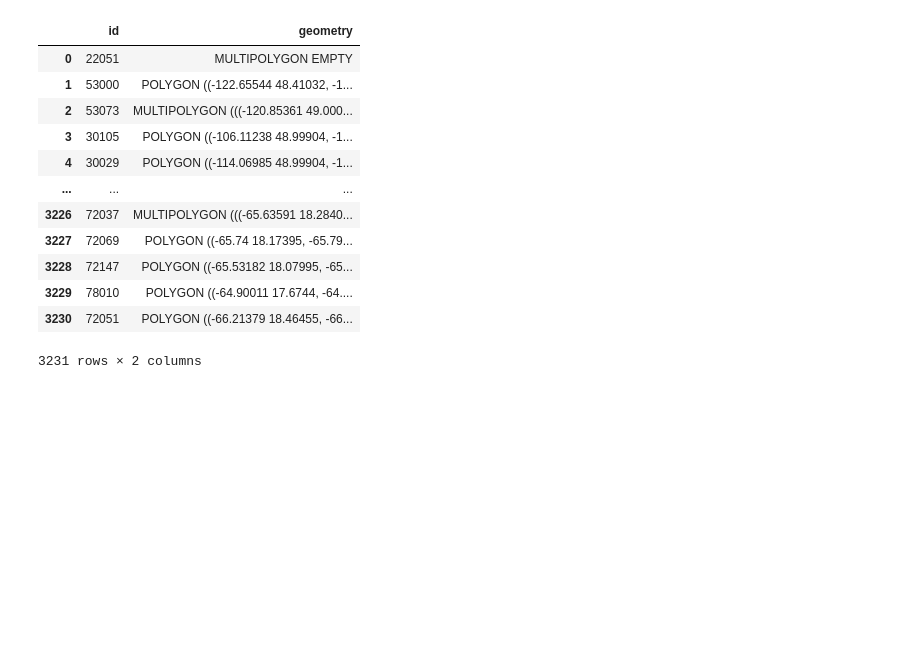
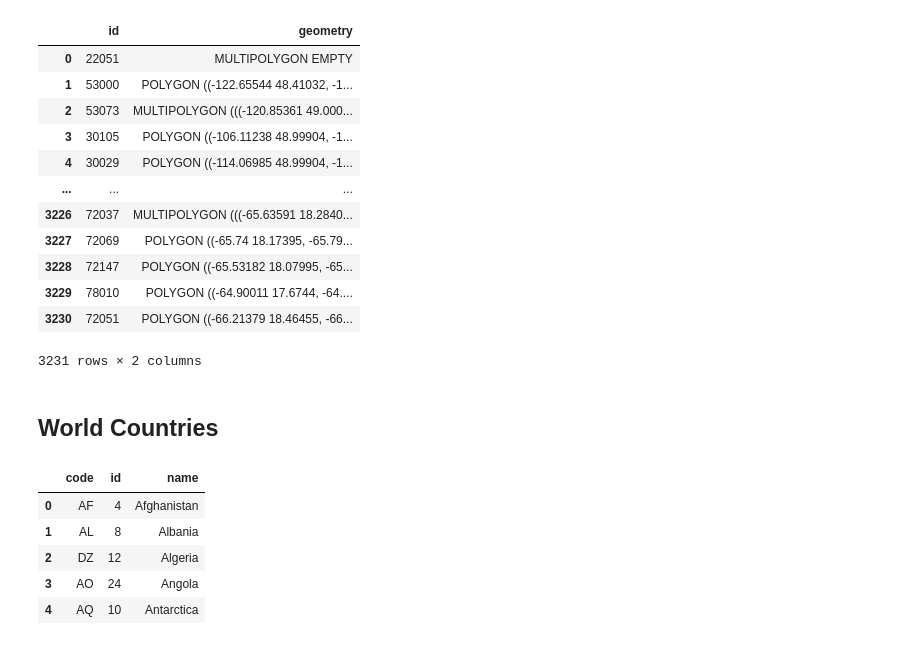
Before and after one commit to UIUC-iSchool-DataViz/is445_data, a Jupyter notebook: geo_codes/process_codes.ipynb, the cells around one changed output. Saved outputs shown, nothing was run; the diff lists cells and outputs as text; code cells hidden in the pictures; blank space fills up the shorter version.

```diff
--- a/geo_codes/process_codes.ipynb
+++ b/geo_codes/process_codes.ipynb
@@ -280,3 +298,5 @@ counties_geo
 # save to file
 with open('./us_counties_geo.geojson','w') as f:
     print(counties_geo.to_json(),file=f)
+# %% [markdown]
+## World Countries
@@ -282,0 +305,11 @@ with open('./us_counties_geo.geojson','w') as f:
+# %%
+countries_df = pd.read_json('./world-110m-country-codes.json')
+# %%
+countries_df.head()
+# %% [output]
+|  | code | id | name |
+| 0 | AF | 4 | Afghanistan |
+| 1 | AL | 8 | Albania |
+| 2 | DZ | 12 | Algeria |
+| 3 | AO | 24 | Angola |
+| 4 | AQ | 10 | Antarctica |
```
Also changed, not shown: parts of 7 cells of this notebook.
